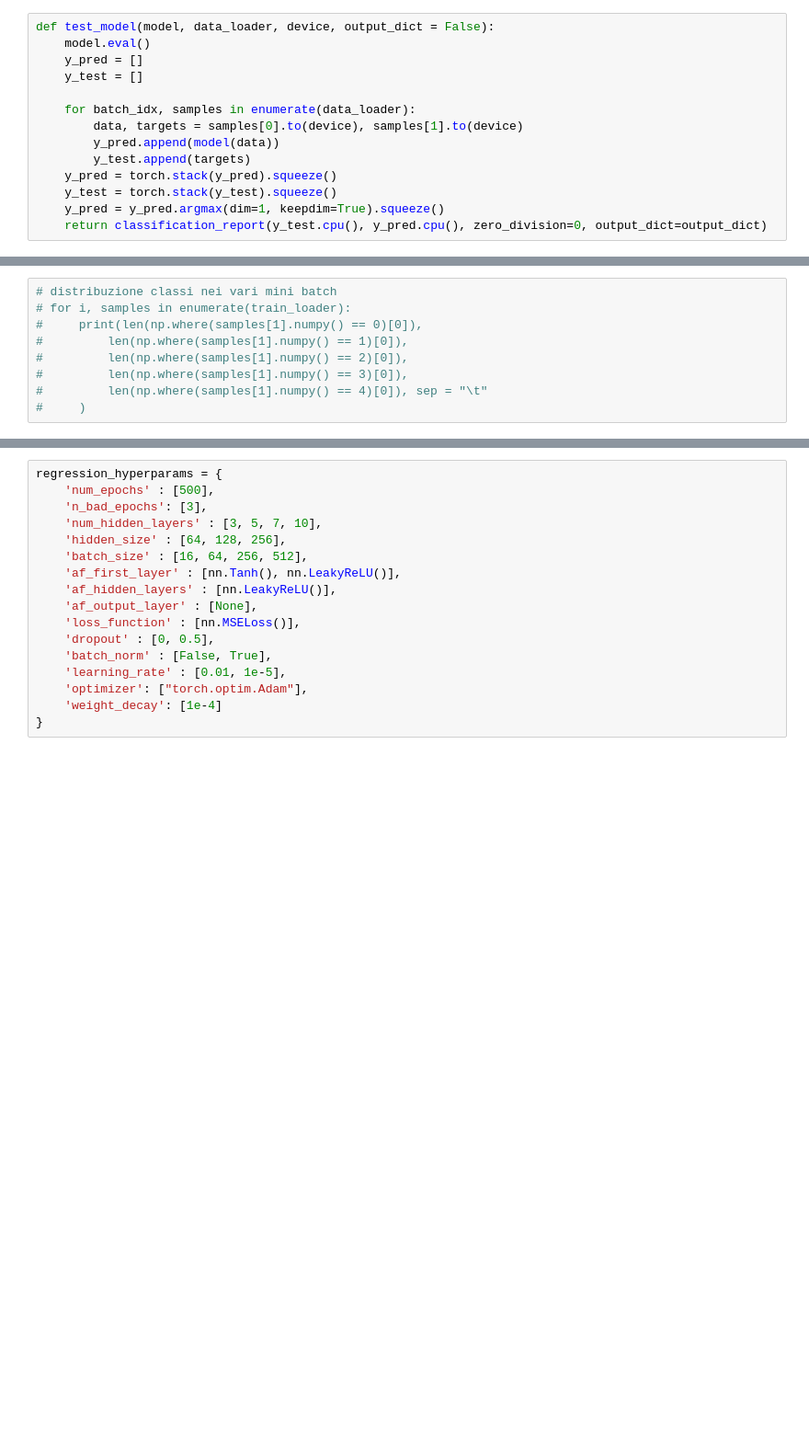
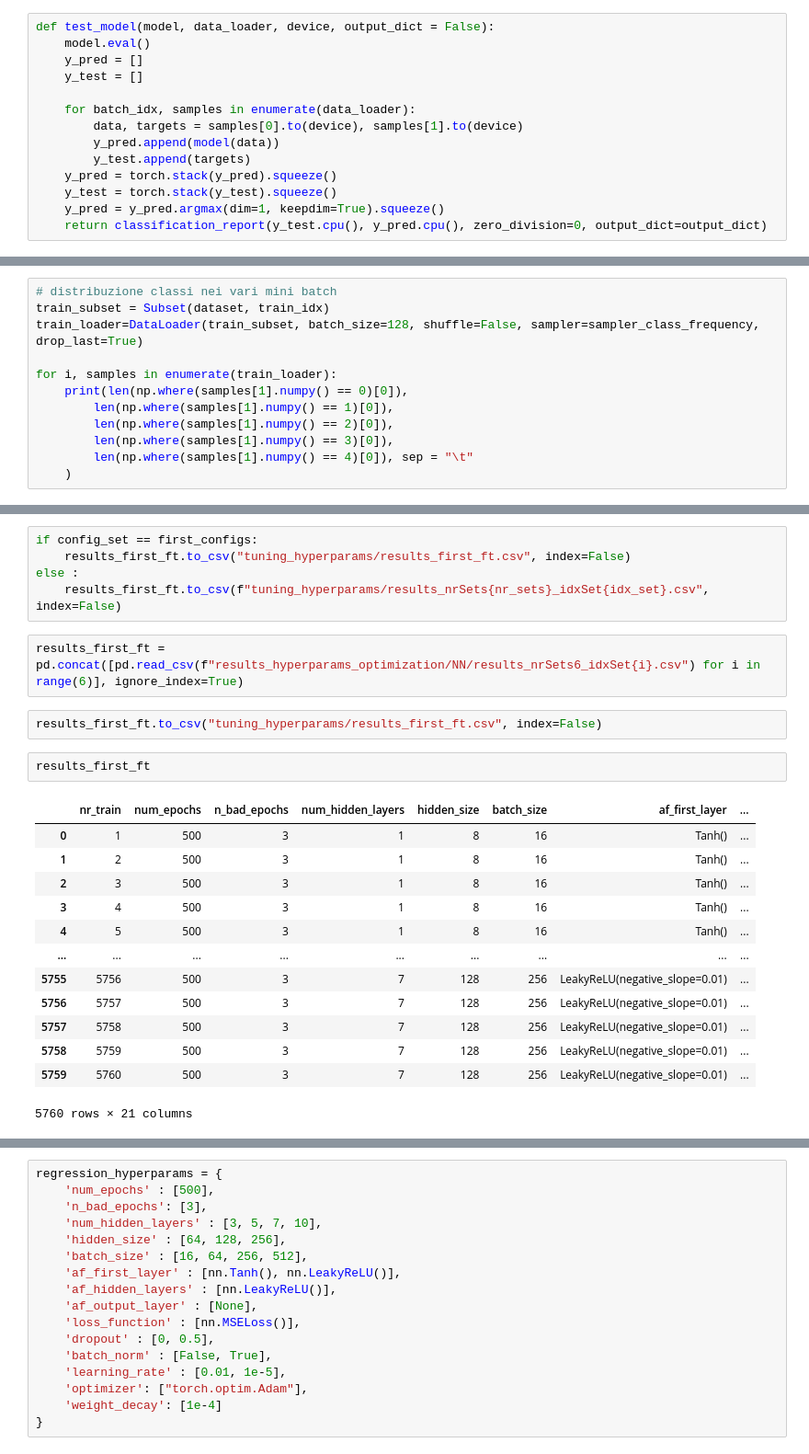
Before and after one commit to MickPerl/DataAnalyticsProject, a Jupyter notebook: NN.ipynb, the cells around one changed output, grey strips where cells are left out. Shown at 92% size. Saved outputs shown, nothing was run; the diff lists cells and outputs as text; blank space fills up the shorter version.

```diff
--- a/NN.ipynb
+++ b/NN.ipynb
@@ -275,10 +375,13 @@ sampler_class_frequency = WeightedRandomSampler(sample_weights, len(train_idx))
 #       sampler_ratings_count = WeightedRandomSampler(dataset.weights[train_idx], len(train_idx))
 # %%
 # distribuzione classi nei vari mini batch
-# for i, samples in enumerate(train_loader):
-#     print(len(np.where(samples[1].numpy() == 0)[0]),
-#         len(np.where(samples[1].numpy() == 1)[0]),
-#         len(np.where(samples[1].numpy() == 2)[0]),
-#         len(np.where(samples[1].numpy() == 3)[0]),
-#         len(np.where(samples[1].numpy() == 4)[0]), sep = "\t"
-#     )
+train_subset = Subset(dataset, train_idx)
+train_loader=DataLoader(train_subset, batch_size=128, shuffle=False, sampler=sampler_class_frequency, drop_last=True)
+
+for i, samples in enumerate(train_loader):
+    print(len(np.where(samples[1].numpy() == 0)[0]),
+        len(np.where(samples[1].numpy() == 1)[0]),
+        len(np.where(samples[1].numpy() == 2)[0]),
+        len(np.where(samples[1].numpy() == 3)[0]),
+        len(np.where(samples[1].numpy() == 4)[0]), sep = "\t"
+    )
@@ -350,0 +514,25 @@ hyperparams = {
+# %%
+if config_set == first_configs:
+	results_first_ft.to_csv("tuning_hyperparams/results_first_ft.csv", index=False)
+else :
+	results_first_ft.to_csv(f"tuning_hyperparams/results_nrSets{nr_sets}_idxSet{idx_set}.csv", index=False)
+# %%
+results_first_ft = pd.concat([pd.read_csv(f"results_hyperparams_optimization/NN/results_nrSets6_idxSet{i}.csv") for i in range(6)], ignore_index=True)
+# %%
+results_first_ft.to_csv("tuning_hyperparams/results_first_ft.csv", index=False)
+# %%
+results_first_ft
+# %% [output]
+|  | nr_train | num_epochs | n_bad_epochs | num_hidden_layers | hidden_size | batch_size | af_first_layer | ... |
+| 0 | 1 | 500 | 3 | 1 | 8 | 16 | Tanh() | ... |
+| 1 | 2 | 500 | 3 | 1 | 8 | 16 | Tanh() | ... |
+| 2 | 3 | 500 | 3 | 1 | 8 | 16 | Tanh() | ... |
+| 3 | 4 | 500 | 3 | 1 | 8 | 16 | Tanh() | ... |
+| 4 | 5 | 500 | 3 | 1 | 8 | 16 | Tanh() | ... |
+| ... | ... | ... | ... | ... | ... | ... | ... | ... |
+| 5755 | 5756 | 500 | 3 | 7 | 128 | 256 | LeakyReLU(negative_slope=0.01) | ... |
+| 5756 | 5757 | 500 | 3 | 7 | 128 | 256 | LeakyReLU(negative_slope=0.01) | ... |
+| 5757 | 5758 | 500 | 3 | 7 | 128 | 256 | LeakyReLU(negative_slope=0.01) | ... |
+| 5758 | 5759 | 500 | 3 | 7 | 128 | 256 | LeakyReLU(negative_slope=0.01) | ... |
+| 5759 | 5760 | 500 | 3 | 7 | 128 | 256 | LeakyReLU(negative_slope=0.01) | ... |
+5760 rows × 21 columns
```
Also changed, not shown: parts of 59 cells of this notebook, 1 other file.
